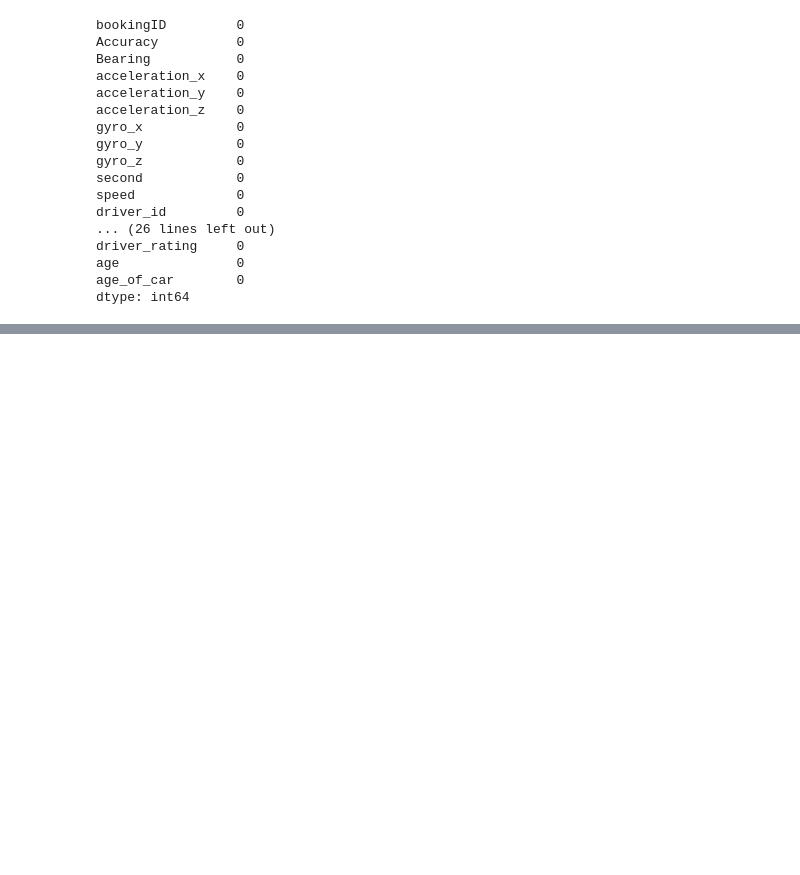
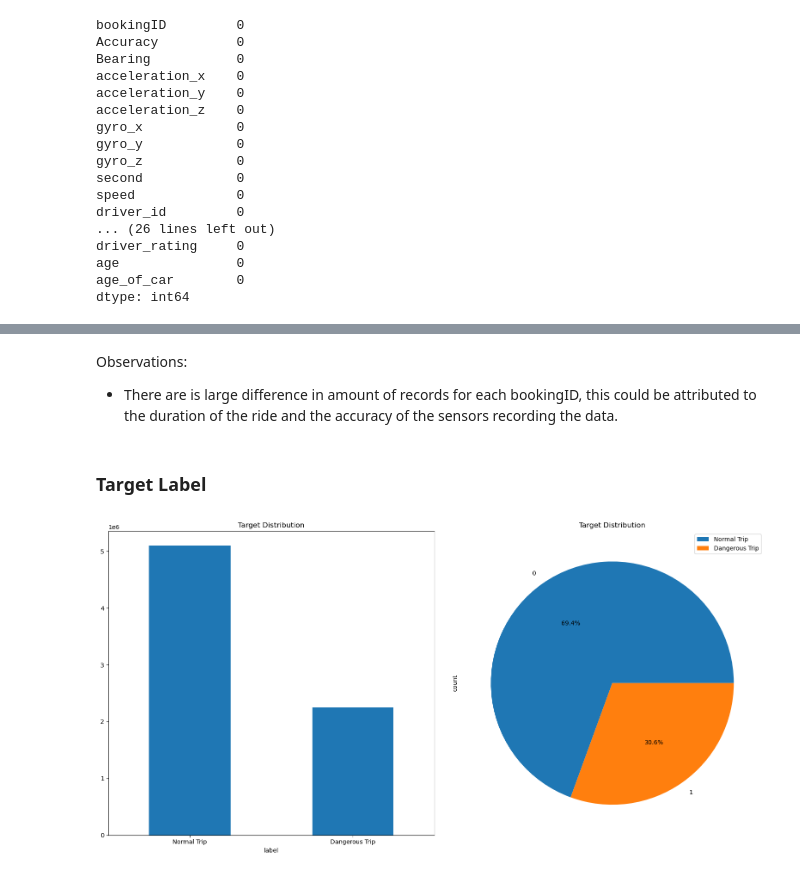
Before and after one commit to errnasty/Cab-Data-Analysis, a Jupyter notebook: EDA.ipynb, the cells around one changed output, grey strips where cells are left out. Saved outputs shown, nothing was run; the diff lists cells and outputs as text; code cells hidden in the pictures; blank space fills up the shorter version.

```diff
--- a/EDA.ipynb
+++ b/EDA.ipynb
@@ -83,6 +83,6 @@ We can see that our memory load for our pandas dataframe is at 895.3MB, so we ar
 # %%
 convert_dict = {
-    'bookingID': 'int32',
+    'bookingID': 'int64',
     'Accuracy': 'float16',
     'Bearing': 'float16',
     'acceleration_x': 'float16',
@@ -127,0 +183,18 @@ We have successfully shrunked our memory by around 400Mbs
+# %% [markdown]
+Observations:
+- There are is large difference in amount of records for each bookingID, this could be attributed to the duration of the ride and the accuracy of the sensors recording the data.
+# %% [markdown]
+### Target Label
+# %%
+fig, (ax, ax1) = plt.subplots(1, 2, figsize=(16, 8))
+
+dataset_new["label"].value_counts().plot(kind='bar', ax=ax, title="Target Distribution")
+ax.set_xticklabels(('Normal Trip','Dangerous Trip'), rotation=360)
+
+dataset_new["label"].value_counts().plot(kind='pie', ax=ax1, title="Target Distribution", autopct='%1.1f%%')
+ax1.legend(('Normal Trip','Dangerous Trip'))
+
+plt.tight_layout()
+plt.show()
+# %% [output]
+[figure, added]
```
Also changed, not shown: parts of 19 cells of this notebook.
